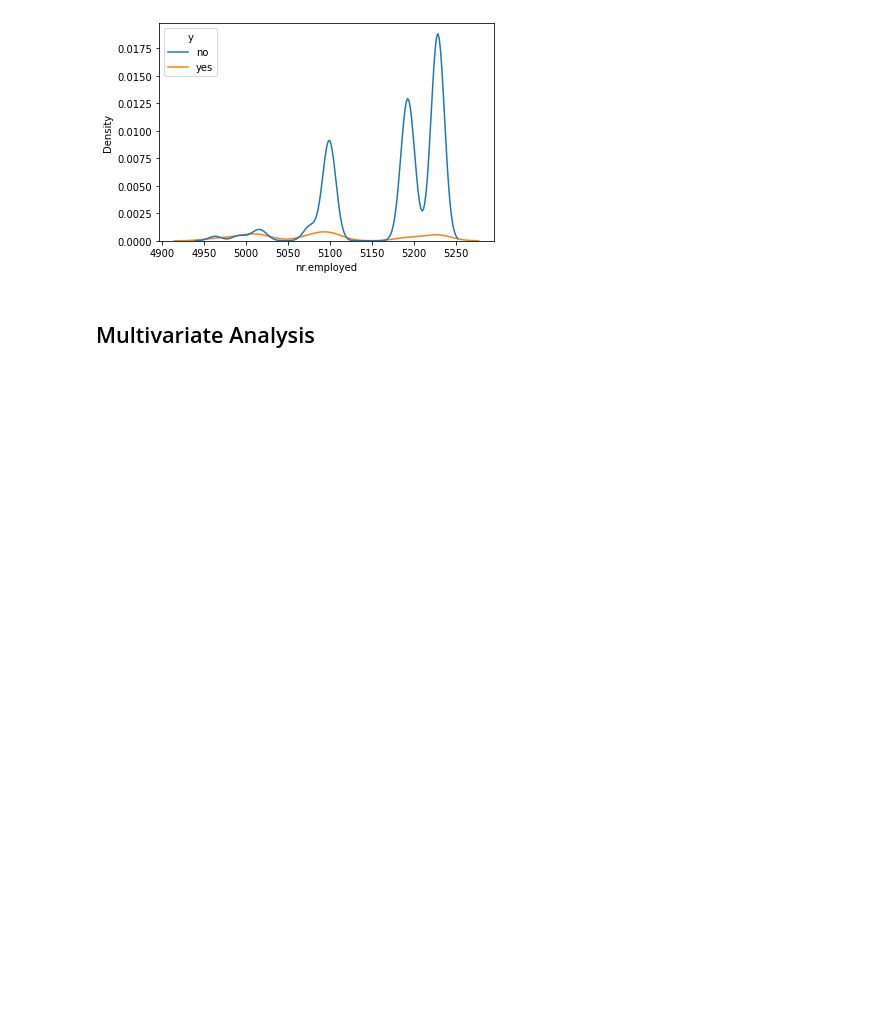
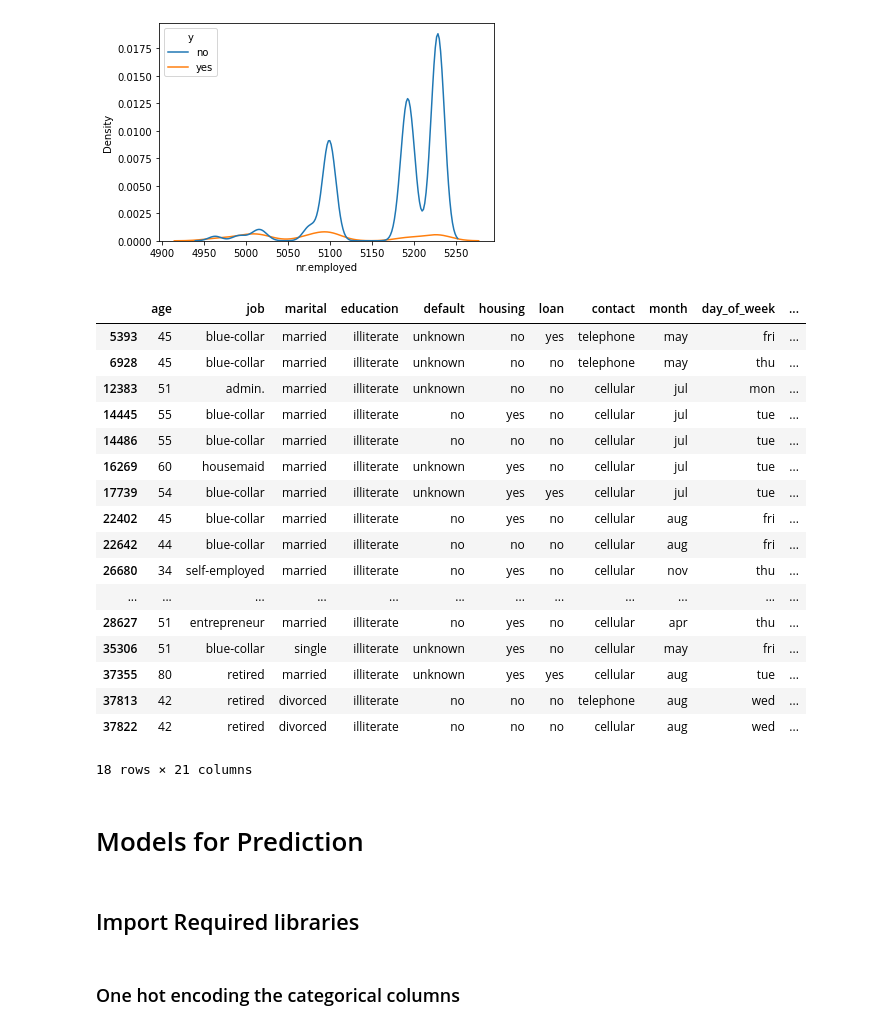
Before and after one commit to poojaravi05/Bank-Marketing-Campaign-, a Jupyter notebook: BankMarketingCampaign.ipynb, the cells around one changed output. Cells and saved outputs as stored; diff of their text form; code cells hidden in the pictures; blank space fills up the shorter version.

```diff
--- a/BankMarketingCampaign.ipynb
+++ b/BankMarketingCampaign.ipynb
@@ -378,5 +393,28 @@ for attr in socioEconomicAttributes:
 [figure]
 [figure]
 [figure]
-# %% [markdown]
-## Multivariate Analysis
+# %%
+bankData[bankData["education"]=="illiterate"]
+# %% [output]
+|  | age | job | marital | education | default | housing | loan | contact | month | day_of_week | ... |
+| 5393 | 45 | blue-collar | married | illiterate | unknown | no | yes | telephone | may | fri | ... |
+| 6928 | 45 | blue-collar | married | illiterate | unknown | no | no | telephone | may | thu | ... |
+| 12383 | 51 | admin. | married | illiterate | unknown | no | no | cellular | jul | mon | ... |
+| 14445 | 55 | blue-collar | married | illiterate | no | yes | no | cellular | jul | tue | ... |
+| 14486 | 55 | blue-collar | married | illiterate | no | no | no | cellular | jul | tue | ... |
+| 16269 | 60 | housemaid | married | illiterate | unknown | yes | no | cellular | jul | tue | ... |
+| 17739 | 54 | blue-collar | married | illiterate | unknown | yes | yes | cellular | jul | tue | ... |
+| 22402 | 45 | blue-collar | married | illiterate | no | yes | no | cellular | aug | fri | ... |
+| 22642 | 44 | blue-collar | married | illiterate | no | no | no | cellular | aug | fri | ... |
+| 26680 | 34 | self-employed | married | illiterate | no | yes | no | cellular | nov | thu | ... |
+| ... | ... | ... | ... | ... | ... | ... | ... | ... | ... | ... | ... |
+| 28627 | 51 | entrepreneur | married | illiterate | no | yes | no | cellular | apr | thu | ... |
+| 35306 | 51 | blue-collar | single | illiterate | unknown | yes | no | cellular | may | fri | ... |
+| 37355 | 80 | retired | married | illiterate | unknown | yes | yes | cellular | aug | tue | ... |
+| 37813 | 42 | retired | divorced | illiterate | no | no | no | telephone | aug | wed | ... |
+| 37822 | 42 | retired | divorced | illiterate | no | no | no | cellular | aug | wed | ... |
+18 rows × 21 columns
+# %% [markdown]
+# Models for Prediction
+# %% [markdown]
+## Import Required libraries
@@ -382,0 +430,2 @@ for attr in socioEconomicAttributes:
+# %% [markdown]
+### One hot encoding the categorical columns
```
Also changed, not shown: parts of 20 cells of this notebook.
